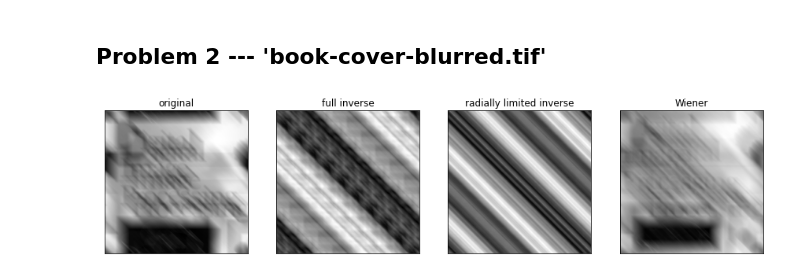
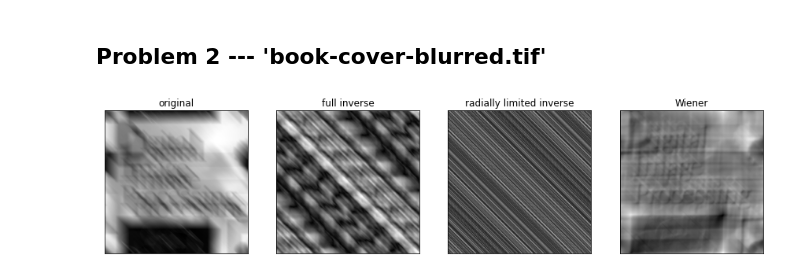
Before and after one commit to EazyReal/DIP2021spring, a Jupyter notebook: HW5/Inverse Filter and Wiener Filter.ipynb, the cells around one changed output. Drawn from its saved outputs; the diff is of its cells as text; code cells hidden in the pictures.

```diff
--- a/HW5/Inverse Filter and Wiener Filter.ipynb
+++ b/HW5/Inverse Filter and Wiener Filter.ipynb
@@ -86,7 +100,10 @@ def inverse_rad(img, H, rad, pad=1, shift=True):
     H2 = np.ones((r,c))
     for i in range(r):
         for j in range(c):
-            d = (i-r/2)*(i-r/2)+(j-c/2)*(j-c/2)
+            if shift:
+                d = (i-r/2)*(i-r/2)+(j-c/2)*(j-c/2)
+            else:
+                d = np.pi*0.1*(i+j)
             H2[i][j] = H[i][j] if d < (rad*rad) else pad
     F_hat = G/H2
     # plt.imshow(np.abs(F_hat))
@@ -97,7 +114,7 @@ def inverse_rad(img, H, rad, pad=1, shift=True):
 def wiener(img, H, K=0.01, shift=True):
     # Wiener filtering
     G = my_fft(img, shift)
-    H2 = np.conj(H)/(np.abs(H)**2 + K) # 1/H * |H|^2/(|H|^2+K)
+    H2 = np.conj(H)/(np.abs(H)*np.abs(H) + K) # 1/H * |H|^2/(|H|^2+K)
     F_hat = G*H2
     result = my_ifft(F_hat, shift)
     #print(type(result[0][0])) # => numpy.complex128
@@ -169,16 +186,16 @@ _ = exp("Fig5.25.jpg", H, rad=60, pad = 1, K=0.01, shift=True)
 # %%
 def get_H2(a, b, T=1, eps = 1e-10):
     r, c = 688, 688
     H = np.zeros((r,c), dtype = 'complex_')
     for u in range(r):
         for v in range(c):
             d = ((u)*a+(v)*b)
             d = eps if d < eps else d
             H[u][v] = (T)*(np.sinc(d)*np.exp(-1j*np.pi*d)) # sinc(x) = sin pi x / pi x
             H[u][v] = eps if np.abs(H[u][v]) < eps else H[u][v]
     return H
 
 H2 = get_H2(a = 0.1, b = 0.1, T = 1, eps = 1e-10)
-_ = exp("book-cover-blurred.tif", H2, rad=100, pad = 1, K=0.01, shift=True)
+_ = exp("book-cover-blurred.tif", H2, rad=10, pad = 1, K=0.01, shift=False)
 # %% [output]
-[figure, old version]
+[figure, new version]
```
Also changed, not shown: parts of 2 cells of this notebook, 7 other files.
